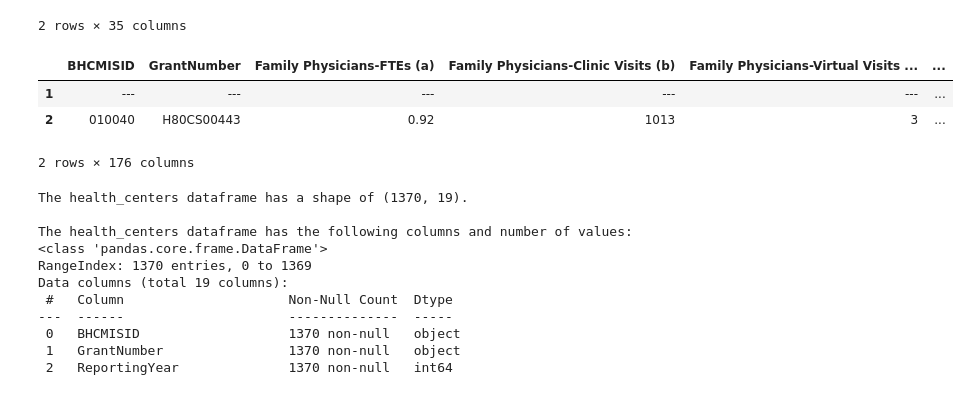
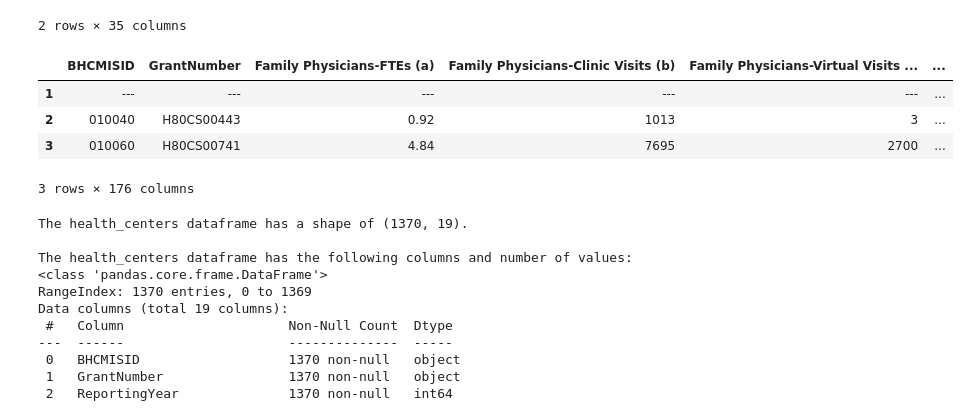
Before and after one commit to dezertdweller/capstone-project-fqhc-model, a Jupyter notebook: importing-data.ipynb, the cells around one changed output. Saved outputs shown, nothing was run; the diff lists cells and outputs as text; code cells hidden in the pictures.

```diff
--- a/importing-data.ipynb
+++ b/importing-data.ipynb
@@ -147,10 +147,11 @@ health_center_funding.head(2)
 | 2 | 010040 | H80CS00443 | 1758567 | - | - | ... |
 2 rows × 35 columns
 # %%
-personnel_and_visits.head(2)
+personnel_and_visits.head(3)
 # %% [output]
 |  | BHCMISID | GrantNumber | Family Physicians-FTEs (a) | Family Physicians-Clinic Visits (b) | Family Physicians-Virtual Visits ... | ... |
 | 1 | --- | --- | --- | --- | --- | ... |
 | 2 | 010040 | H80CS00443 | 0.92 | 1013 | 3 | ... |
+| 3 | 010060 | H80CS00741 | 4.84 | 7695 | 2700 | ... |
-2 rows × 176 columns
+3 rows × 176 columns
 # %%
```
Also changed, not shown: parts of 5 cells of this notebook.
